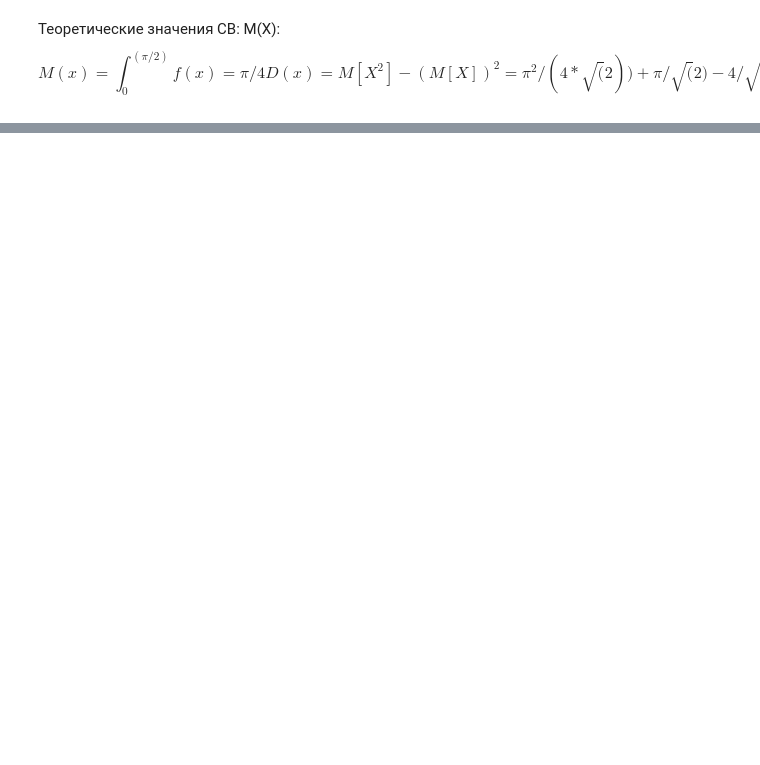
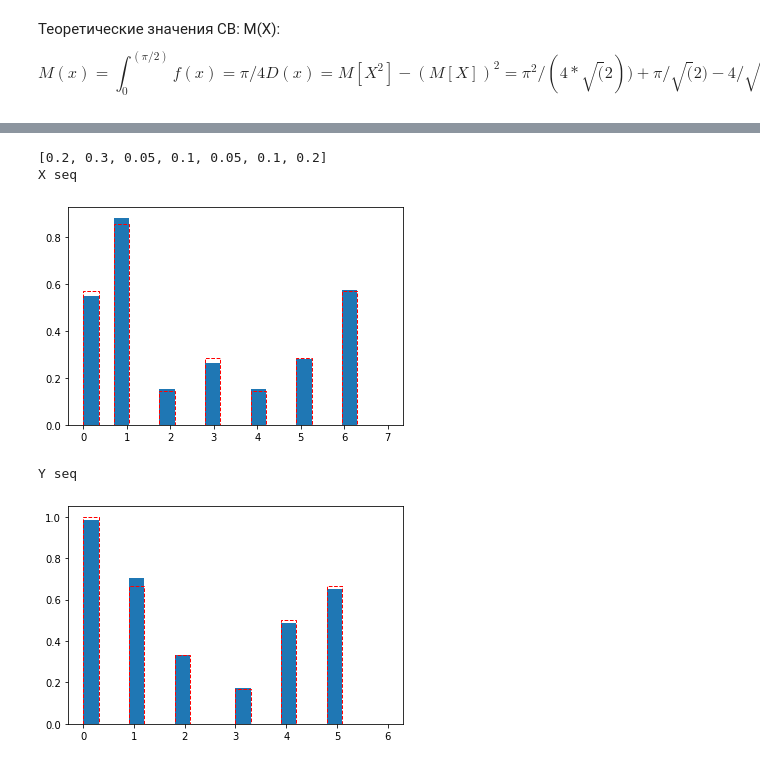
Before and after one commit to KirylAkulich1/MathModeling, a Jupyter notebook: lab3/lab3.ipynb, the cells around one changed output, grey strips where cells are left out. Cells and saved outputs as stored; diff of their text form; code cells hidden in the pictures; blank space fills up the shorter version.

Commit message:
lab3 discrete impl

```diff
--- a/lab3/lab3.ipynb
+++ b/lab3/lab3.ipynb
@@ -210,0 +292,65 @@ $$
+# %%
+import random
+import bisect
+def discrete_vector_generator(_matrix):
+    def _first(it,condition):
+        return next(x for x in it if condition(x))
+    def lot_method(p):
+        _p = random.random()
+        _cumsum = enumerate(np.cumsum(p))
+        success_event = _first(_cumsum, lambda x : _p <=x[1])[0]
+        return success_event
+
+    matrix = np.array(_matrix)
+    x_p = [sum(x_row) for x_row in matrix]
+    y_dep = find_dependent_y(_matrix)
+    print(x_p)
+    while True:
+        x_indx = lot_method(x_p)
+        y_indx = lot_method(y_dep[x_indx])
+        yield x_indx,y_indx
+
+def get_p_x(_matrix):
+    matrix = np.array(_matrix)
+    x_rows_count,y_columns_count = np.shape(matrix)
+    x_p = [sum(x_row) for x_row in matrix]
+    return x_p
+
+def get_p_y(_matrix):
+    matrix = np.array(_matrix)
+    _,y_columns_count = np.shape(matrix)
+    y_p = [sum(matrix[:,i]) for i in range(y_columns_count)]
+    return y_p
+
+gen = discrete_vector_generator(matrix)
+seq = []
+
+for i in range(5000):
+    seq.append(next(gen))
+
+x_seq = [s[0] for s in seq]
+y_seq = [s[1] for s in seq]
+p = [random.gauss(4,2) for _ in range(400)]
+p_x = get_p_x(matrix)
+print("X seq")
+plt.hist(x_seq, bins=20, range=(0, len(p_x)), density=True)
+plt.hist(np.arange(0, len(p_x)), bins=20, range=(0, len(p_x)),
+                                        density=True, weights=p_x, histtype='stepfilled',
+                                        facecolor='none', edgecolor='red', linestyle='--')
+plt.show()
+#plt.hist(get_p_x(matrix),bins = range(len(x_seq))  ,alpha=0.5, label='theoretical')
+
+print("Y seq")
+
+p_y = get_p_y(matrix)
+plt.hist(y_seq, bins=20, range=(0, len(p_y)), density=True)
+plt.hist(np.arange(0, len(p_y)), bins=20, range=(0, len(p_y)),
+                                        density=True, weights=p_y, histtype='stepfilled',
+                                        facecolor='none', edgecolor='red', linestyle='--')
+plt.show()
+# %% [output]
+[0.2, 0.3, 0.05, 0.1, 0.05, 0.1, 0.2]
+X seq
+[figure, added]
+Y seq
+[figure, added]
```
Also changed, not shown: parts of 7 cells of this notebook.
